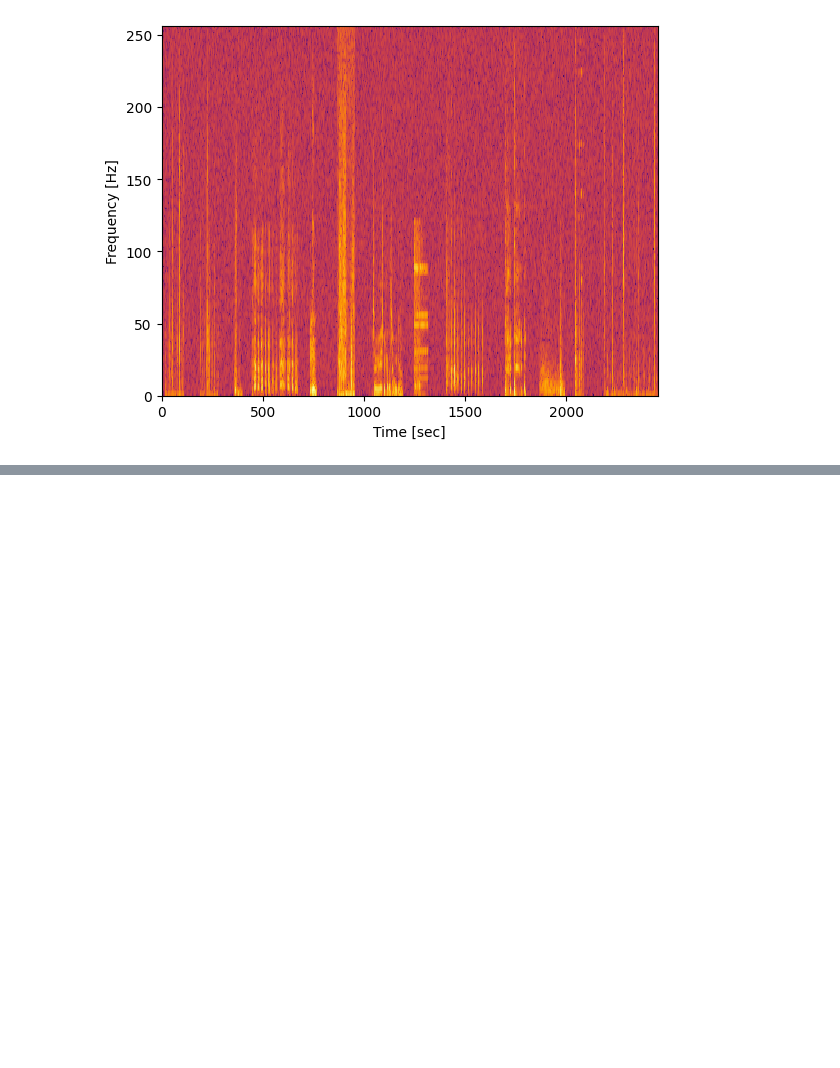
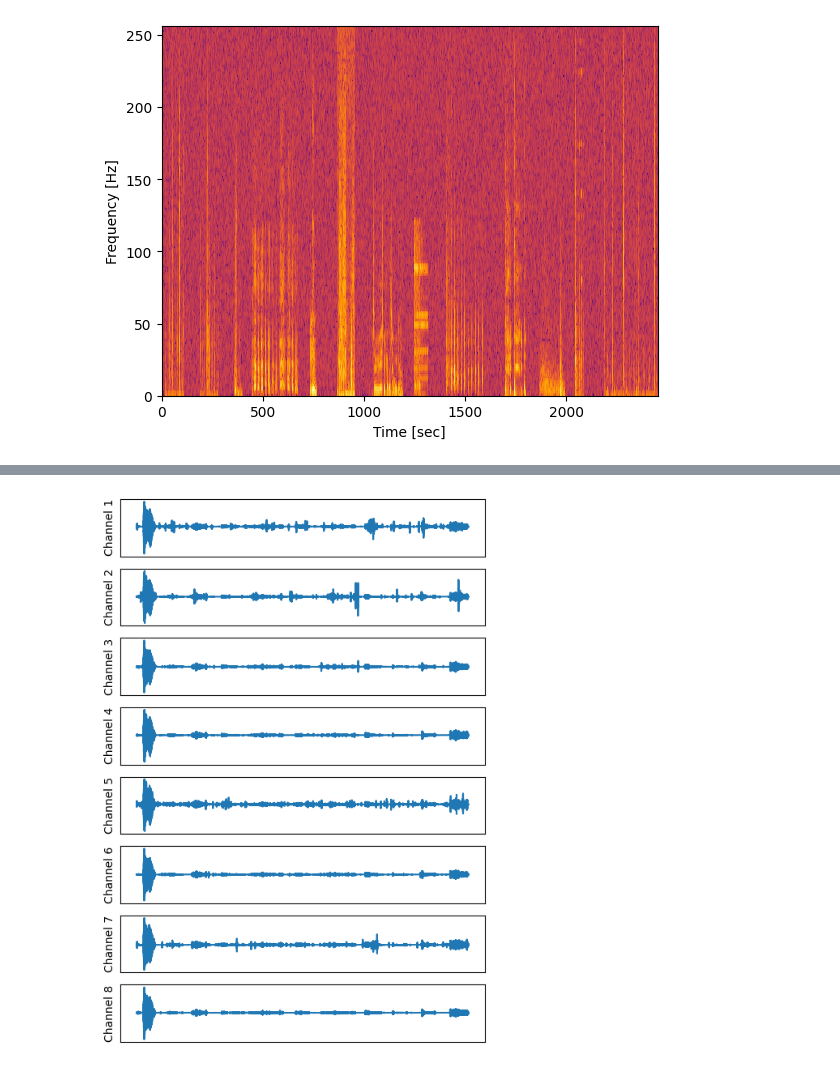
Before and after one commit to izzan-alfian/SELD-quadcopter, a Jupyter notebook: test.ipynb, the cells around one changed output, grey strips where cells are left out. Cells and saved outputs as stored; diff of their text form; code cells hidden in the pictures; blank space fills up the shorter version.

```diff
--- a/test.ipynb
+++ b/test.ipynb
@@ -261,0 +277,19 @@ plt.show()
+# %%
+rs, waveform = wav.read('./dataset_generator/sounds/criset_2class_motor_filtered/wav_ov1_split1_30db/test_0_desc_30_100.wav')
+
+%matplotlib inline
+
+cmap = plt.cm.inferno  # You can use other colormaps as well (e.g., 'plasma', 'viridis')
+
+fig, ax = plt.subplots((8), figsize=(5, 7))
+for channel in range(waveform.shape[1]):
+    ax[channel].plot(waveform[:, channel])
+    ax[channel].set_ylabel(f"Channel {channel + 1}")
+    ax[channel].set_xticks([])  # Remove x-axis ticks
+    ax[channel].set_yticks([])  # Remove y-axis ticks
+
+# plt.suptitle("8 channel audio motor noise", fontsize=18)
+plt.tight_layout()
+plt.show()
+# %% [output]
+[figure, added]
```
Also changed, not shown: parts of 1 cell of this notebook, 46 other files.
